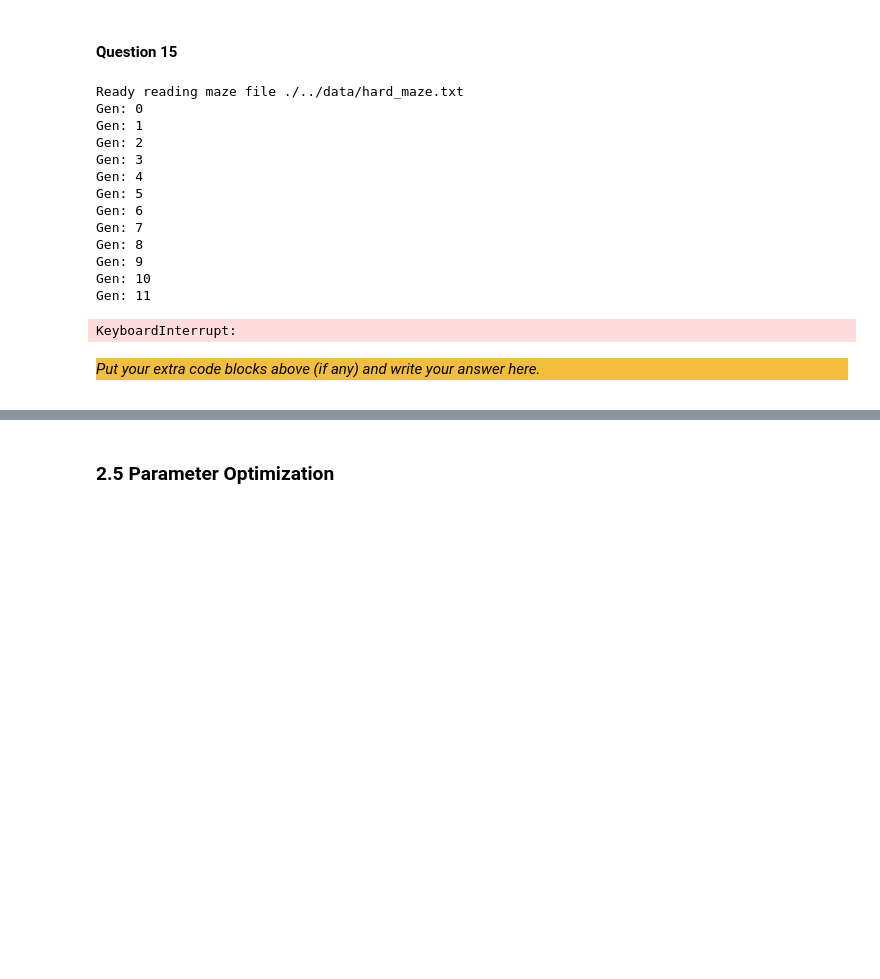
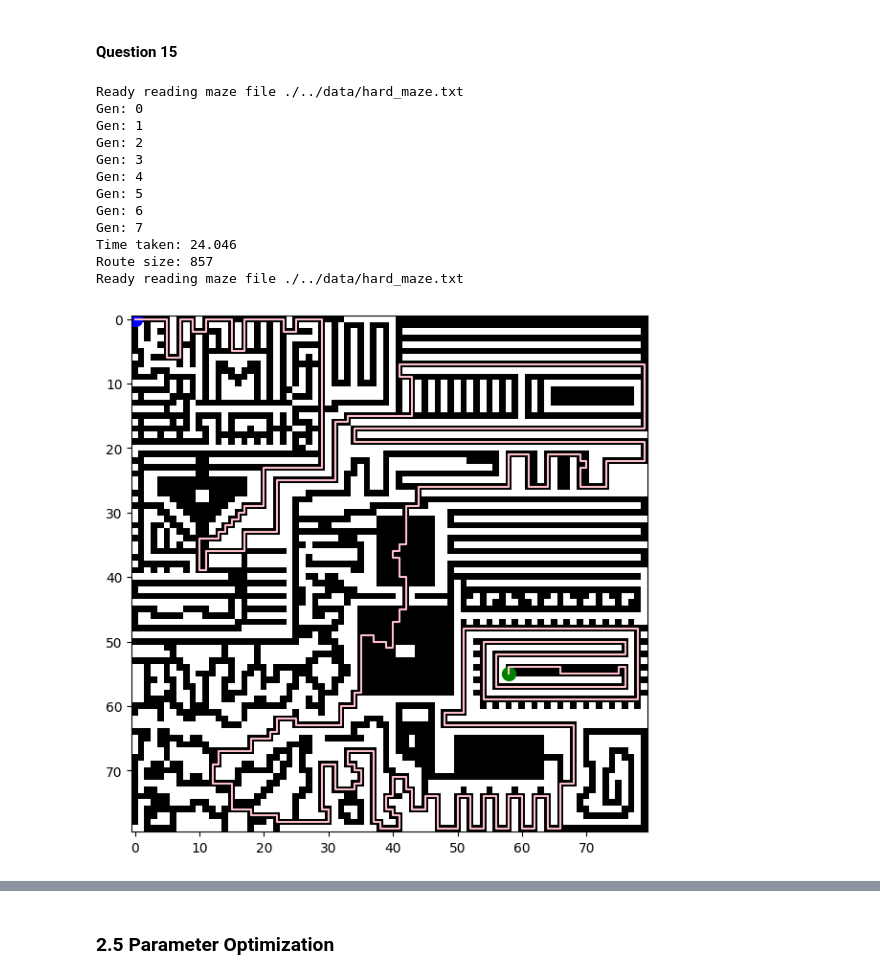
Before and after one commit to CtrlandAlt/IC_Project2, a Jupyter notebook: src/Main.ipynb, the cells around one changed output, grey strips where cells are left out. Saved outputs shown, nothing was run; the diff lists cells and outputs as text; code cells hidden in the pictures; blank space fills up the shorter version.

```diff
--- a/src/Main.ipynb
+++ b/src/Main.ipynb
@@ -786,24 +786,19 @@ class IntelligentAnt:
 
         return route
 # %%
-shortest_route = trainAnts(20, 14, 1000, 0.7, "hard", True)
+shortest_route = trainAnts(8, 8, 1600, 0.1, "hard", True)
 visualizeAnts(shortest_route, "hard")
 # %% [output]
 Ready reading maze file ./../data/hard_maze.txt
 Gen: 0
 Gen: 1
 Gen: 2
 Gen: 3
 Gen: 4
 Gen: 5
 Gen: 6
 Gen: 7
-Gen: 8
-Gen: 9
-Gen: 10
-Gen: 11
+Time taken: 24.046
+Route size: 857
+Ready reading maze file ./../data/hard_maze.txt
-KeyboardInterrupt:
+[figure, added]
-# %% [markdown]
-<div style="background-color:#f1be3e">
-
-_Put your extra code blocks above (if any) and write your answer here._
```
Also changed, not shown: parts of 1 cell of this notebook, 1 other file.
